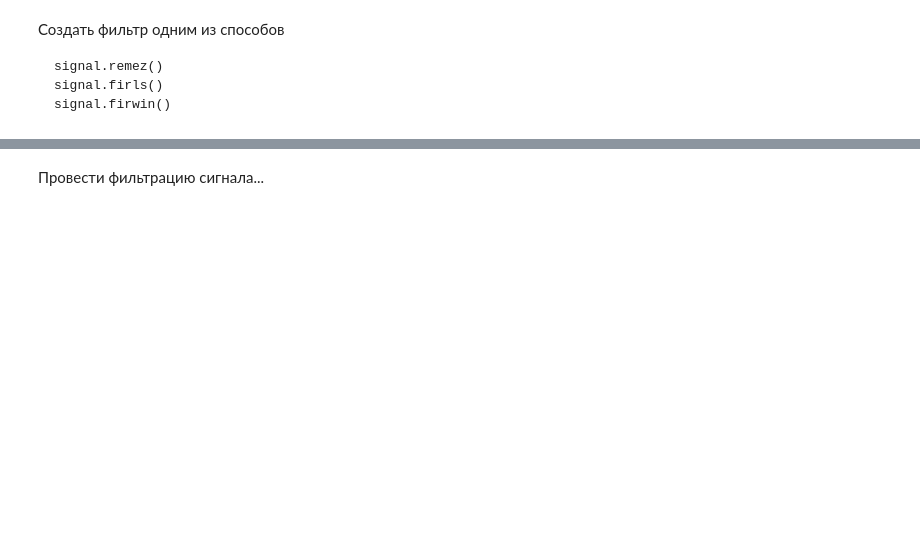
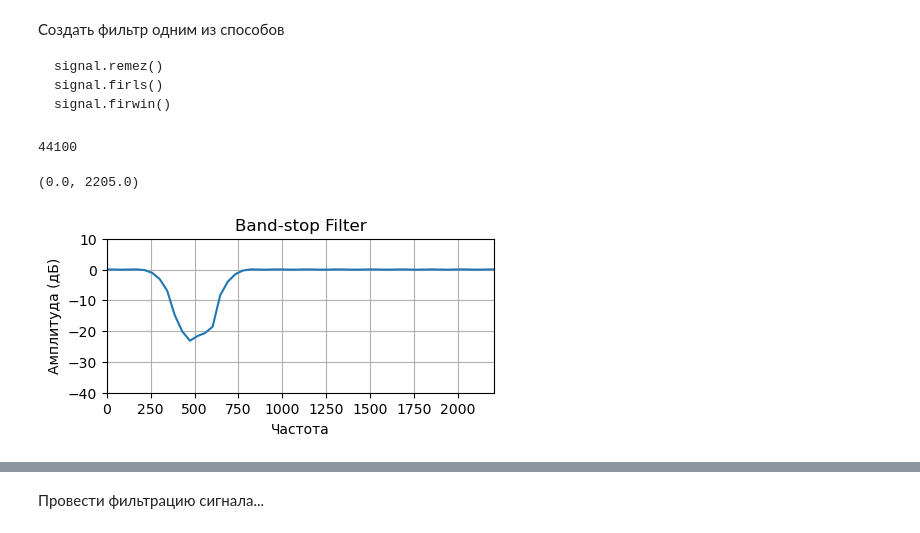
Before and after one commit to Qvery-mm/digital-signals, a Jupyter notebook: DSP_Tasks on.ipynb, the cells around one changed output, grey strips where cells are left out. Drawn from its saved outputs; the diff is of its cells as text; code cells hidden in the pictures; blank space fills up the shorter version.

```diff
--- a/DSP_Tasks on.ipynb
+++ b/DSP_Tasks on.ipynb
@@ -462,6 +704,37 @@ bs_filter=...
-# %%
-# Вывод АЧХ фильтра
-w, h = signal.freqz(bs_filter, [1], fs=fs)
-
-plot_response(w, h, fs, "Band-stop Filter")
-plt.xlim(0, 0.05*fs)
+# %%
+def plot_response(w, h, fs, title):
+    plt.figure(figsize=(5,2))
+    plt.plot(w, 10*np.log10(np.abs(h)))
+    plt.ylim(-40, 10)
+    plt.xlim(0, 0.5*fs)
+    plt.grid(True)
+    plt.xlabel('Частота')
+    plt.ylabel('Амплитуда (дБ)')
+    plt.title(title)
+# %%
+fs
+# %% [output]
+44100
+# %%
+w = 500
+
+# полосно-заграждающий фильтр в целом работает, но гармонику на частоте 500Гц подавляет не до конца.
+edges = [0, 200, 400, 600, 800, 0.5*fs]
+numtaps = 501      # число коэффициентов фильтра
+bs_filter = signal.remez(numtaps, edges, [1, 0, 1], fs=fs)
+
+# в данном случае гораздо лучше показывает себя фильтр высоких частот
+edges = [0, 500, 800, 0.5*fs]
+numtaps = 501      # число коэффициентов фильтра
+hp_filter = signal.remez(numtaps, edges, [0, 1], fs=fs)
+
+
+w_bs, h_bs = signal.freqz(bs_filter, [1], fs=fs)
+w_hp, h_hp = signal.freqz(hp_filter, [1], fs=fs)
+
+
+plot_response(w_bs, h_bs, fs, "Band-stop Filter")
+plt.xlim(0, 0.05*fs)
+# %% [output]
+(0.0, 2205.0)
+[figure, added]
```
Also changed, not shown: parts of 40 cells of this notebook, 3 other files.
